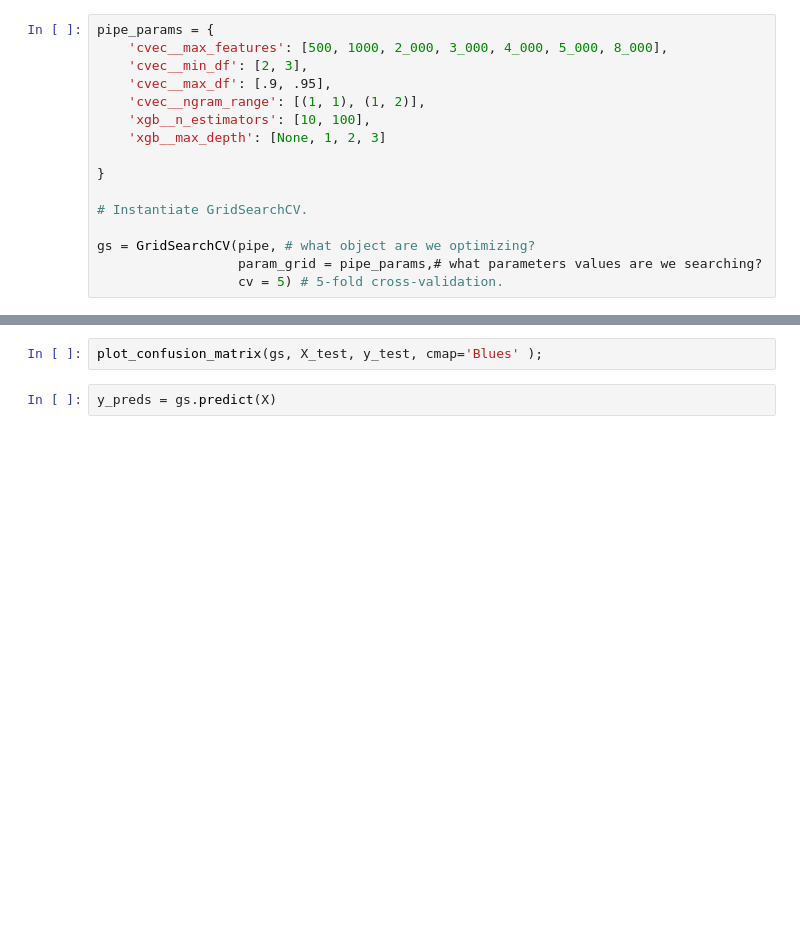
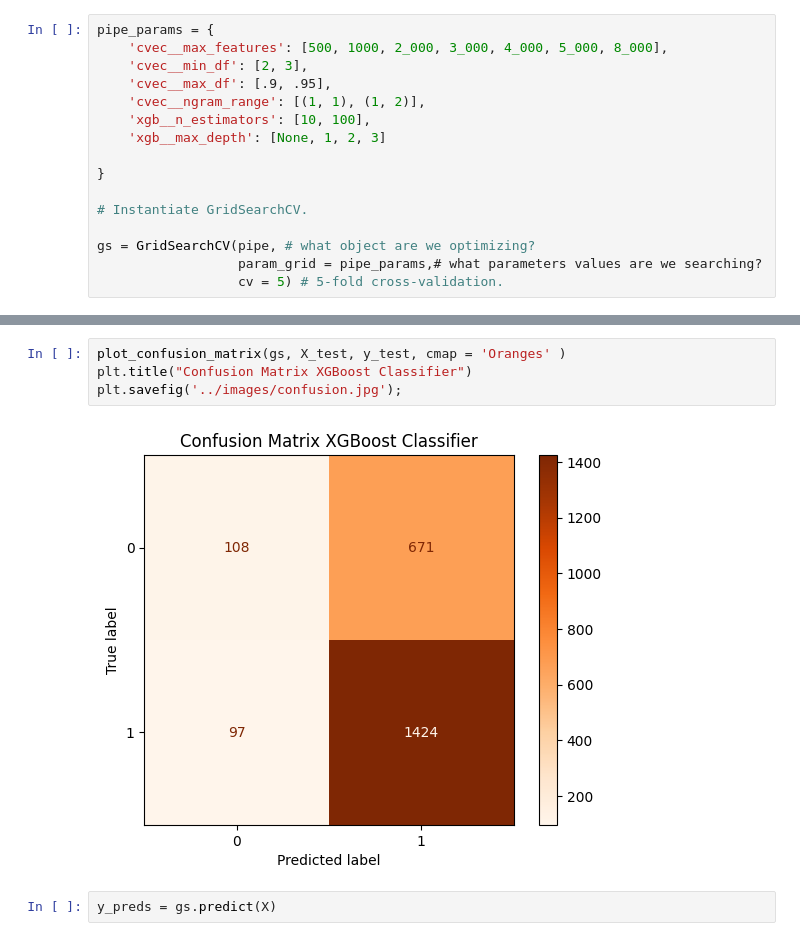
Before and after one commit to iamkkdev/Subreddit-Project, a Jupyter notebook: code/3-Modeling.ipynb, the cells around one changed output, grey strips where cells are left out. Cells and saved outputs as stored; diff of their text form; blank space fills up the shorter version.

```diff
--- a/code/3-Modeling.ipynb
+++ b/code/3-Modeling.ipynb
@@ -293,5 +315,9 @@ gs.score(X_test, y_test)
 # %%
-plot_confusion_matrix(gs, X_test, y_test, cmap='Blues' );
+plot_confusion_matrix(gs, X_test, y_test, cmap = 'Oranges' )
+plt.title("Confusion Matrix XGBoost Classifier")
+plt.savefig('../images/confusion.jpg');
+# %% [output]
+[figure, added]
 # %%
 y_preds = gs.predict(X)
 # %%
```
Also changed, not shown: parts of 8 cells of this notebook, 7 other files.
